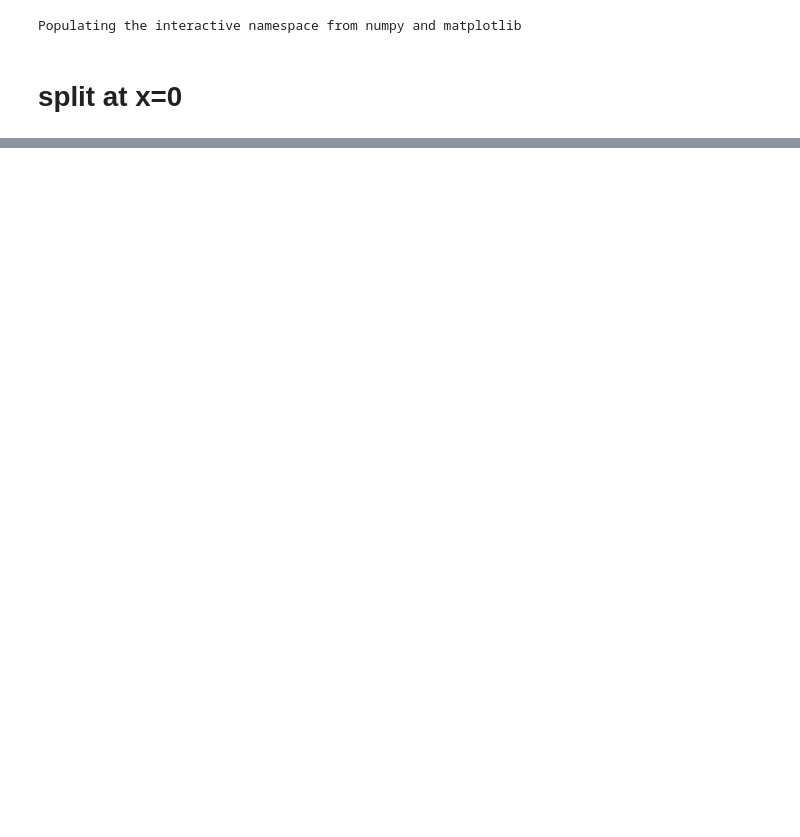
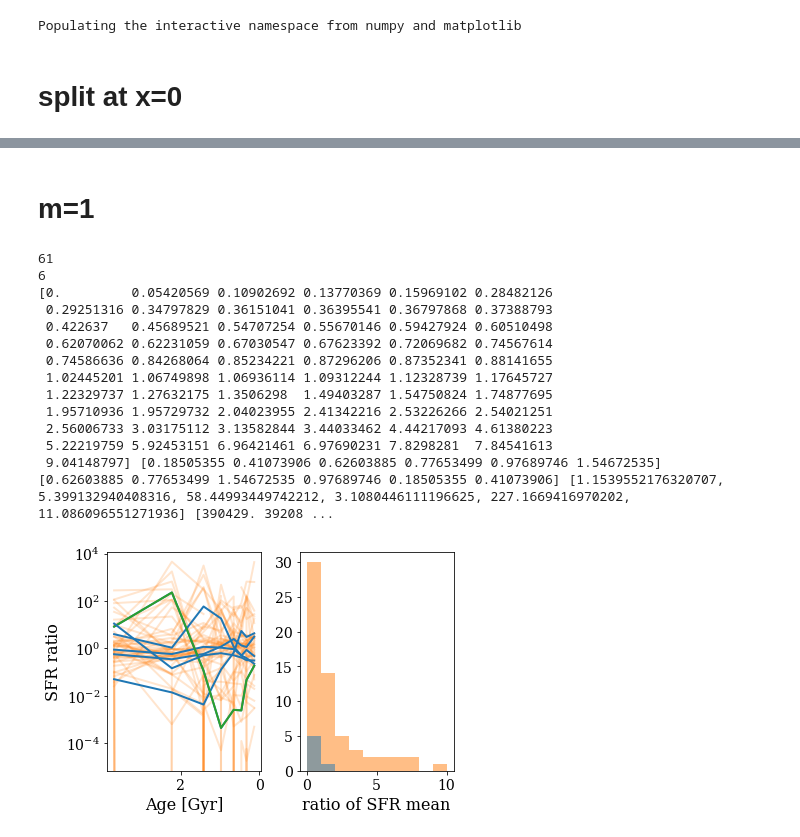
Before and after one commit to ekta1224/IllustrisAD, a Jupyter notebook: phast/SFR_ratios_Cycle29.ipynb, the cells around one changed output, grey strips where cells are left out. Drawn from its saved outputs; the diff is of its cells as text; code cells hidden in the pictures; blank space fills up the shorter version.

```diff
--- a/phast/SFR_ratios_Cycle29.ipynb
+++ b/phast/SFR_ratios_Cycle29.ipynb
@@ -41,0 +162,71 @@ plt.ylim(1e-6, 1e4)
+# %% [markdown]
+# m=1
+# %%
+plt.figure()
+ax = subplot(121)
+ax2 = subplot(122)
+ids0 = np.loadtxt('M31analogs_noMM8Gyr_mstar.txt') #61
+print(len(ids0))
+
+noMM_max = []
+MM_max = []
+
+noMM_avg = []
+MM_avg = []
+
+for id in ids0:
+    id = int(id)
+    data = np.loadtxt('%s_SFR_time_avg_norecentMM_m1split.txt'%id)
+    ratio = data[:,1]/data[:,2]
+    noMM_avg.append(np.mean(data[:,1])/np.mean(data[:,2]))
+    times = list(data[:,0])
+    noMM_max.append(np.max(ratio))
+    ax.plot(times,ratio,color='C1',alpha=0.2)
+
+ids = np.loadtxt('M31analogs_MM1_4Gyr_mstar.txt')
+print(len(ids))
+
+for id in ids:
+    id = int(id)
+    data = np.loadtxt('%s_SFR_time_avg_recentMM_m1split.txt'%id)
+    ratio = data[:,1]/data[:,2]
+    MM_avg.append(np.mean(data[:,1])/np.mean(data[:,2]))
+    times = list(data[:,0])
+    MM_max.append(np.max(ratio))
+    ax.plot(times,ratio,color='C0', lw=2)
+    if id == 400733:
+        ax.plot(times,ratio,color='C2', lw=2)
+
+ax.set_yscale("log")
+ax.invert_xaxis()
+ax.set_xlabel('Age [Gyr]')
+ax.set_ylabel('SFR ratio')
+#ax.set_ylim(0,10000)
+
+
+
+noMM_avg = np.nan_to_num(noMM_avg)
+MM_avg = np.nan_to_num(MM_avg)
+ax2.hist(noMM_avg, bins=10,range=(0,10), color='C1',alpha=0.5)
+ax2.hist(MM_avg, bins=10, range=(0,10),color='C0',alpha=0.5)
+ax2.set_xlabel('ratio of SFR mean')
+
+print(np.sort(noMM_avg), np.sort(MM_avg))
+print(MM_avg, MM_max, ids)
+plt.tight_layout()
+# %% [output]
+61
+6
+[0.         0.05420569 0.10902692 0.13770369 0.15969102 0.28482126
+ 0.29251316 0.34797829 0.36151041 0.36395541 0.36797868 0.37388793
+ 0.422637   0.45689521 0.54707254 0.55670146 0.59427924 0.60510498
+ 0.62070062 0.62231059 0.67030547 0.67623392 0.72069682 0.74567614
+ 0.74586636 0.84268064 0.85234221 0.87296206 0.87352341 0.88141655
+ 1.02445201 1.06749898 1.06936114 1.09312244 1.12328739 1.17645727
+ 1.22329737 1.27632175 1.3506298  1.49403287 1.54750824 1.74877695
+ 1.95710936 1.95729732 2.04023955 2.41342216 2.53226266 2.54021251
+ 2.56006733 3.03175112 3.13582844 3.44033462 4.44217093 4.61380223
+ 5.22219759 5.92453151 6.96421461 6.97690231 7.8298281  7.84541613
+ 9.04148797] [0.18505355 0.41073906 0.62603885 0.77653499 0.97689746 1.54672535]
+[0.62603885 0.77653499 1.54672535 0.97689746 0.18505355 0.41073906] [1.1539552176320707, 5.399132940408316, 58.44993449742212, 3.1080446111196625, 227.1669416970202, 11.086096551271936] [390429. 39208 ...
+[figure, added]
```
Also changed, not shown: parts of 7 cells of this notebook, 1 other file.
